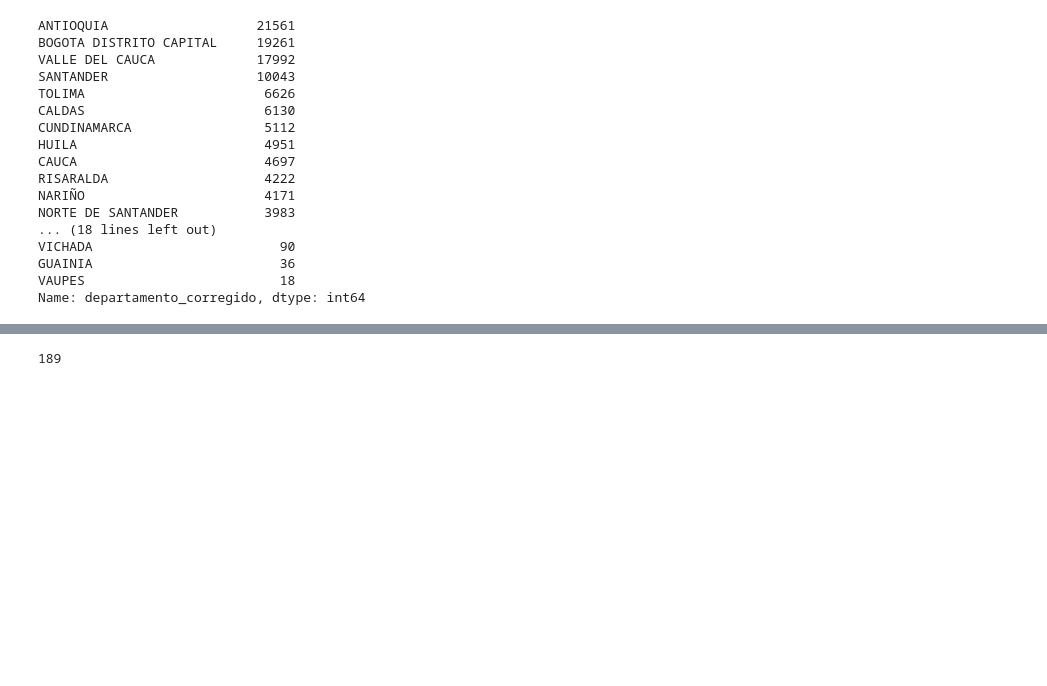
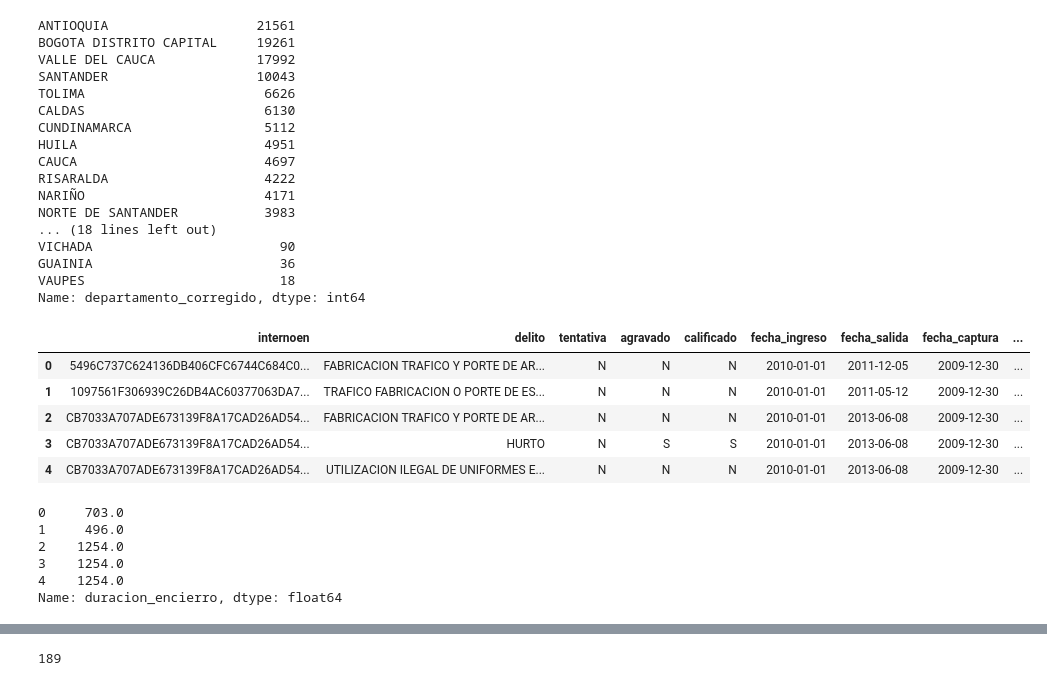
Before and after one commit to daquinterop/ProyectoDS4A, a Jupyter notebook: Notebook_Team_65/Exploratory_data_analysis.ipynb, the cells around one changed output, grey strips where cells are left out. Cells and saved outputs as stored; diff of their text form; code cells hidden in the pictures; blank space fills up the shorter version.

Commit message:
Agregada último data set y clasificación penas delitos

```diff
--- a/Notebook_Team_65/Exploratory_data_analysis.ipynb
+++ b/Notebook_Team_65/Exploratory_data_analysis.ipynb
@@ -195,3 +196,24 @@ VAUPES                         18
 Name: departamento_corregido, dtype: int64
 # %%
 df.to_pickle('DataFrame_QC1.pkl')
+# %%
+df = pd.read_pickle('DataFrame_QC1.pkl')
+pd.options.display.max_columns = 100
+df.head()
+# %% [output]
+|  | internoen | delito | tentativa | agravado | calificado | fecha_ingreso | fecha_salida | fecha_captura | ... |
+| 0 | 5496C737C624136DB406CFC6744C684C0... | FABRICACION TRAFICO Y PORTE DE AR... | N | N | N | 2010-01-01 | 2011-12-05 | 2009-12-30 | ... |
+| 1 | 1097561F306939C26DB4AC60377063DA7... | TRAFICO FABRICACION O PORTE DE ES... | N | N | N | 2010-01-01 | 2011-05-12 | 2009-12-30 | ... |
+| 2 | CB7033A707ADE673139F8A17CAD26AD54... | FABRICACION TRAFICO Y PORTE DE AR... | N | N | N | 2010-01-01 | 2013-06-08 | 2009-12-30 | ... |
+| 3 | CB7033A707ADE673139F8A17CAD26AD54... | HURTO | N | S | S | 2010-01-01 | 2013-06-08 | 2009-12-30 | ... |
+| 4 | CB7033A707ADE673139F8A17CAD26AD54... | UTILIZACION ILEGAL DE UNIFORMES E... | N | N | N | 2010-01-01 | 2013-06-08 | 2009-12-30 | ... |
+# %%
+df['duracion_encierro'] = (df['fecha_salida'] - df['fecha_ingreso']).apply(lambda x: x.days)
+df['duracion_encierro'].head()
+# %% [output]
+0     703.0
+1     496.0
+2    1254.0
+3    1254.0
+4    1254.0
+Name: duracion_encierro, dtype: float64
```
Also changed, not shown: parts of 5 cells of this notebook, 3 other files.
